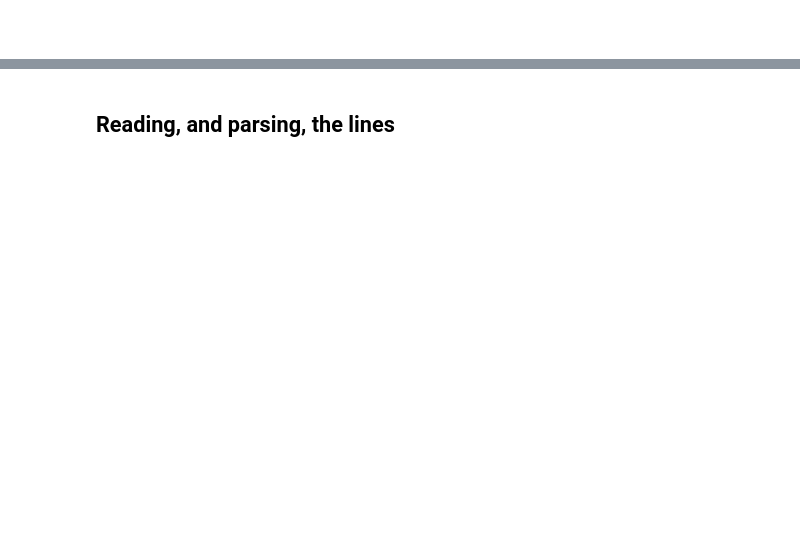
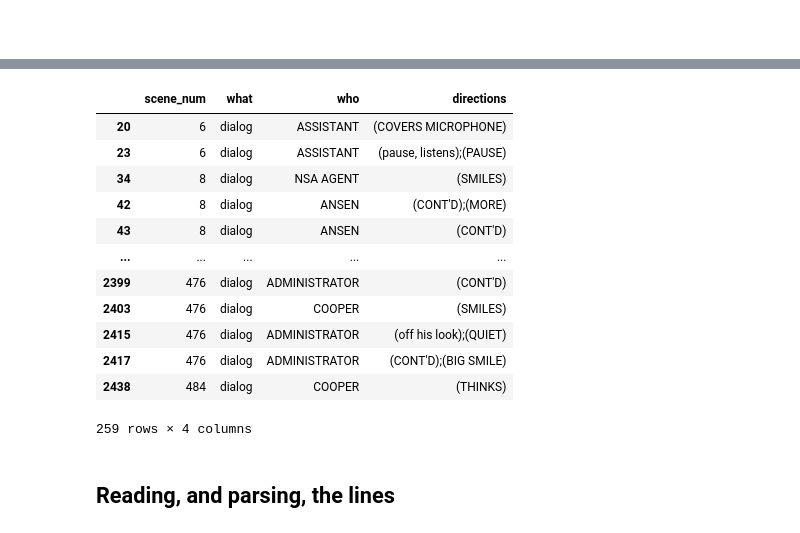
Before and after one commit to UOdsci/ds435, a Jupyter notebook: docs/slides/scraping_and_plotting.ipynb, the cells around one changed output, grey strips where cells are left out. Saved outputs shown, nothing was run; the diff lists cells and outputs as text; code cells hidden in the pictures; blank space fills up the shorter version.

```diff
--- a/docs/slides/scraping_and_plotting.ipynb
+++ b/docs/slides/scraping_and_plotting.ipynb
@@ -158,3 +254,19 @@ info['who'].value_counts()
+# %%
+info.loc[~info['directions'].isna(),:]
+# %% [output]
+|  | scene_num | what | who | directions |
+| 20 | 6 | dialog | ASSISTANT | (COVERS MICROPHONE) |
+| 23 | 6 | dialog | ASSISTANT | (pause, listens);(PAUSE) |
+| 34 | 8 | dialog | NSA AGENT | (SMILES) |
+| 42 | 8 | dialog | ANSEN | (CONT'D);(MORE) |
+| 43 | 8 | dialog | ANSEN | (CONT'D) |
+| ... | ... | ... | ... | ... |
+| 2399 | 476 | dialog | ADMINISTRATOR | (CONT'D) |
+| 2403 | 476 | dialog | COOPER | (SMILES) |
+| 2415 | 476 | dialog | ADMINISTRATOR | (off his look);(QUIET) |
+| 2417 | 476 | dialog | ADMINISTRATOR | (CONT'D);(BIG SMILE) |
+| 2438 | 484 | dialog | COOPER | (THINKS) |
+259 rows × 4 columns
 # %% [markdown]
 ## Reading, and parsing, the lines
 # %%
```
Also changed, not shown: parts of 24 cells of this notebook, 4 other files.
